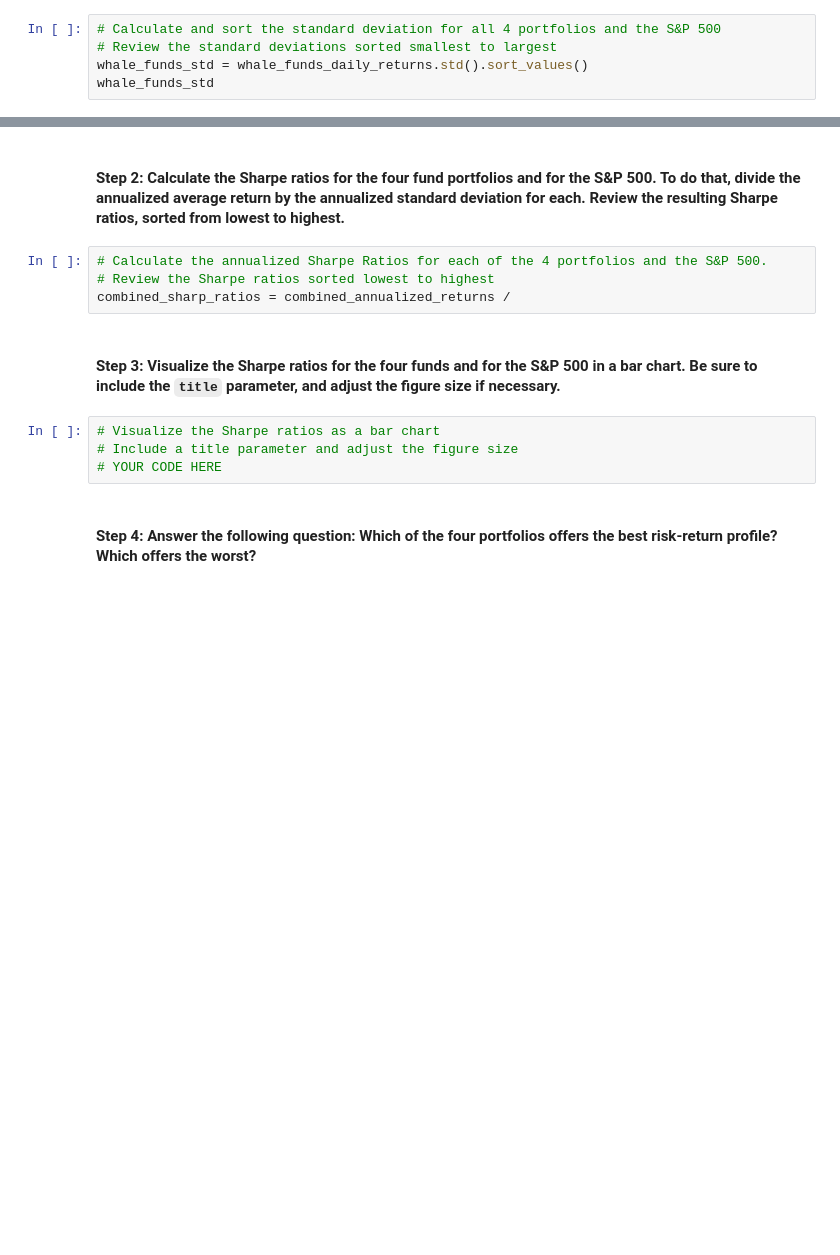
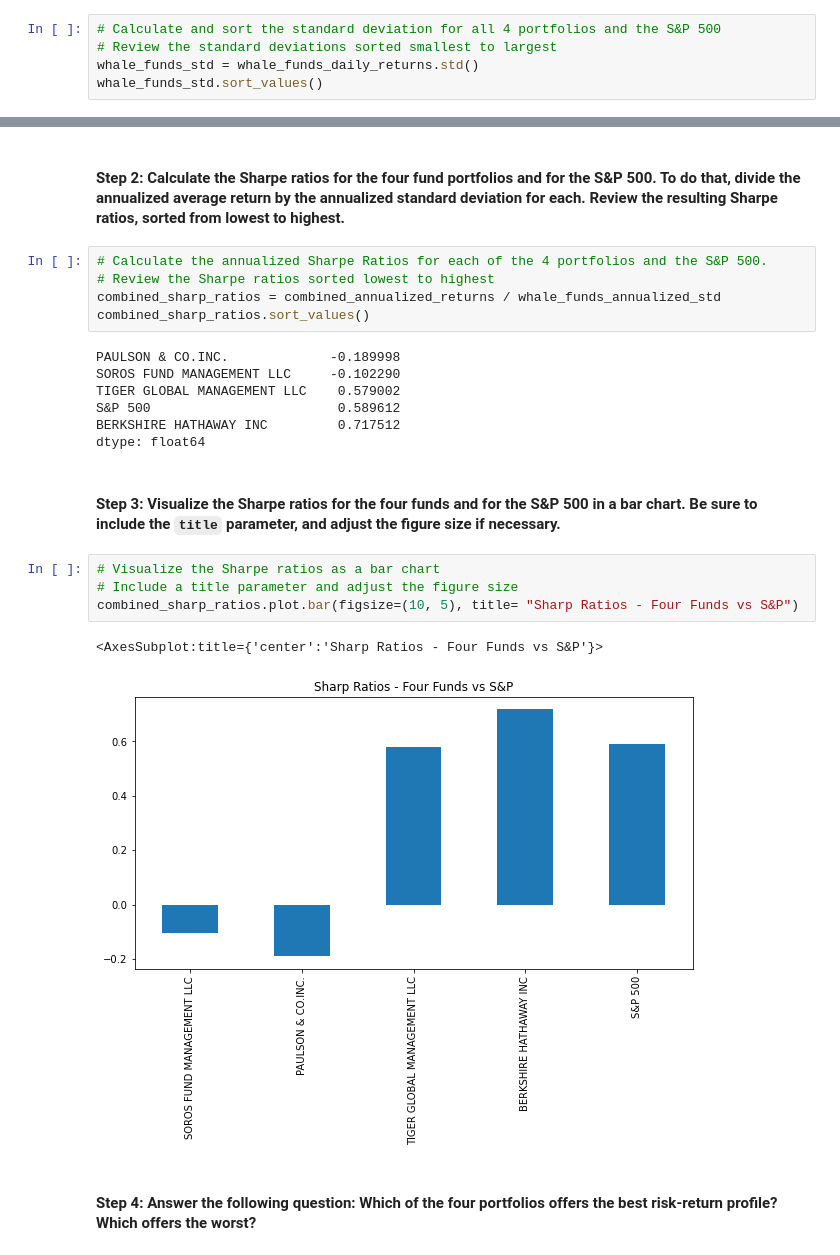
Before and after one commit to mathias1020/Challenge_4, a Jupyter notebook: risk_return_analysis.ipynb, the cells around one changed output, grey strips where cells are left out. Cells and saved outputs as stored; diff of their text form; blank space fills up the shorter version.

```diff
--- a/risk_return_analysis.ipynb
+++ b/risk_return_analysis.ipynb
@@ -240,8 +240,8 @@ Evaluate the risk profile of each portfolio by using the standard deviation and
 # %%
 # Calculate and sort the standard deviation for all 4 portfolios and the S&P 500
 # Review the standard deviations sorted smallest to largest
-whale_funds_std = whale_funds_daily_returns.std().sort_values()
-whale_funds_std
+whale_funds_std = whale_funds_daily_returns.std()
+whale_funds_std.sort_values()
 # %% [output]
 TIGER GLOBAL MANAGEMENT LLC    0.000996
 SOROS FUND MANAGEMENT LLC      0.001405
@@ -327,13 +320,24 @@ dtype: float64
 # %%
 # Calculate the annualized Sharpe Ratios for each of the 4 portfolios and the S&P 500.
 # Review the Sharpe ratios sorted lowest to highest
-combined_sharp_ratios = combined_annualized_returns /
+combined_sharp_ratios = combined_annualized_returns / whale_funds_annualized_std
+combined_sharp_ratios.sort_values()
+# %% [output]
+PAULSON & CO.INC.             -0.189998
+SOROS FUND MANAGEMENT LLC     -0.102290
+TIGER GLOBAL MANAGEMENT LLC    0.579002
+S&P 500                        0.589612
+BERKSHIRE HATHAWAY INC         0.717512
+dtype: float64
 # %% [markdown]
 #### Step 3: Visualize the Sharpe ratios for the four funds and for the S&P 500 in a bar chart. Be sure to include the `title` parameter, and adjust the figure size if necessary.
 # %%
 # Visualize the Sharpe ratios as a bar chart
 # Include a title parameter and adjust the figure size
-# YOUR CODE HERE
+combined_sharp_ratios.plot.bar(figsize=(10, 5), title= "Sharp Ratios - Four Funds vs S&P")
+# %% [output]
+<AxesSubplot:title={'center':'Sharp Ratios - Four Funds vs S&P'}>
+[figure, added]
 # %% [markdown]
 #### Step 4: Answer the following question: Which of the four portfolios offers the best risk-return profile? Which offers the worst?
 # %% [markdown]
```
Also changed, not shown: parts of 3 cells of this notebook.
